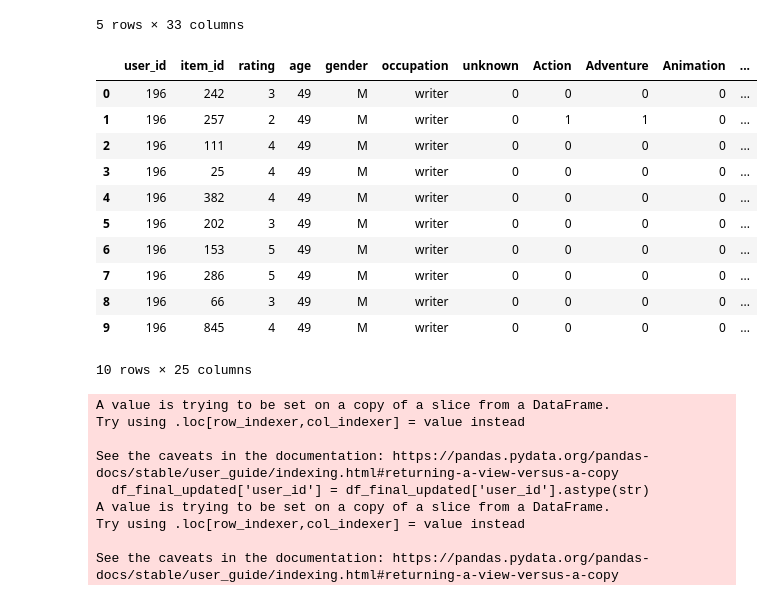
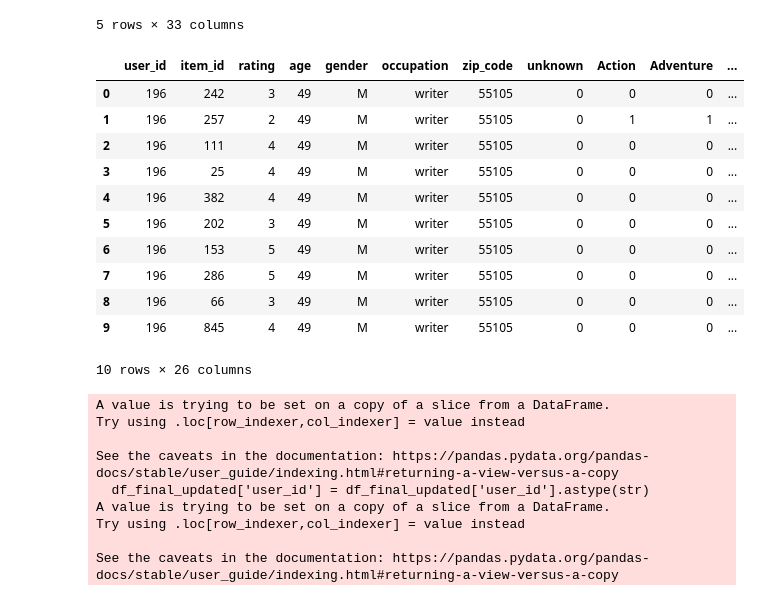
Before and after one commit to rafailvv/movie-recommender-system, a Jupyter notebook: notebooks/1.0-initial-data-exploration-and-data-preprocessing.ipynb, the cells around one changed output. Drawn from its saved outputs; the diff is of its cells as text; code cells hidden in the pictures.

```diff
--- a/notebooks/1.0-initial-data-exploration-and-data-preprocessing.ipynb
+++ b/notebooks/1.0-initial-data-exploration-and-data-preprocessing.ipynb
@@ -307,21 +307,21 @@ df_final.head()
 | 4 | 196 | 382 | 4 | 881251843 | 382 | Adventures of Priscilla, Queen of... | 01-Jan-1994 | http://us.imdb.com/M/title-exact?... | 0 | 0 | ... |
 5 rows × 33 columns
 # %%
-df_final_updated=df_final[['user_id', 'item_id', 'rating','age','gender','occupation'] +  df_genre['genre'].tolist()]
+df_final_updated=df_final[['user_id', 'item_id', 'rating','age','gender','occupation','zip_code'] +  df_genre['genre'].tolist()]
 df_final_updated.head(10)
 # %% [output]
-|  | user_id | item_id | rating | age | gender | occupation | unknown | Action | Adventure | Animation | ... |
-| 0 | 196 | 242 | 3 | 49 | M | writer | 0 | 0 | 0 | 0 | ... |
-| 1 | 196 | 257 | 2 | 49 | M | writer | 0 | 1 | 1 | 0 | ... |
-| 2 | 196 | 111 | 4 | 49 | M | writer | 0 | 0 | 0 | 0 | ... |
-| 3 | 196 | 25 | 4 | 49 | M | writer | 0 | 0 | 0 | 0 | ... |
-| 4 | 196 | 382 | 4 | 49 | M | writer | 0 | 0 | 0 | 0 | ... |
-| 5 | 196 | 202 | 3 | 49 | M | writer | 0 | 0 | 0 | 0 | ... |
-| 6 | 196 | 153 | 5 | 49 | M | writer | 0 | 0 | 0 | 0 | ... |
-| 7 | 196 | 286 | 5 | 49 | M | writer | 0 | 0 | 0 | 0 | ... |
-| 8 | 196 | 66 | 3 | 49 | M | writer | 0 | 0 | 0 | 0 | ... |
-| 9 | 196 | 845 | 4 | 49 | M | writer | 0 | 0 | 0 | 0 | ... |
+|  | user_id | item_id | rating | age | gender | occupation | zip_code | unknown | Action | Adventure | ... |
+| 0 | 196 | 242 | 3 | 49 | M | writer | 55105 | 0 | 0 | 0 | ... |
+| 1 | 196 | 257 | 2 | 49 | M | writer | 55105 | 0 | 1 | 1 | ... |
+| 2 | 196 | 111 | 4 | 49 | M | writer | 55105 | 0 | 0 | 0 | ... |
+| 3 | 196 | 25 | 4 | 49 | M | writer | 55105 | 0 | 0 | 0 | ... |
+| 4 | 196 | 382 | 4 | 49 | M | writer | 55105 | 0 | 0 | 0 | ... |
+| 5 | 196 | 202 | 3 | 49 | M | writer | 55105 | 0 | 0 | 0 | ... |
+| 6 | 196 | 153 | 5 | 49 | M | writer | 55105 | 0 | 0 | 0 | ... |
+| 7 | 196 | 286 | 5 | 49 | M | writer | 55105 | 0 | 0 | 0 | ... |
+| 8 | 196 | 66 | 3 | 49 | M | writer | 55105 | 0 | 0 | 0 | ... |
+| 9 | 196 | 845 | 4 | 49 | M | writer | 55105 | 0 | 0 | 0 | ... |
-10 rows × 25 columns
+10 rows × 26 columns
 # %%
 # 1. Data type conversion
 df_final_updated['user_id'] = df_final_updated['user_id'].astype(str)
```
Also changed, not shown: parts of 1 cell of this notebook, 2 other files.
